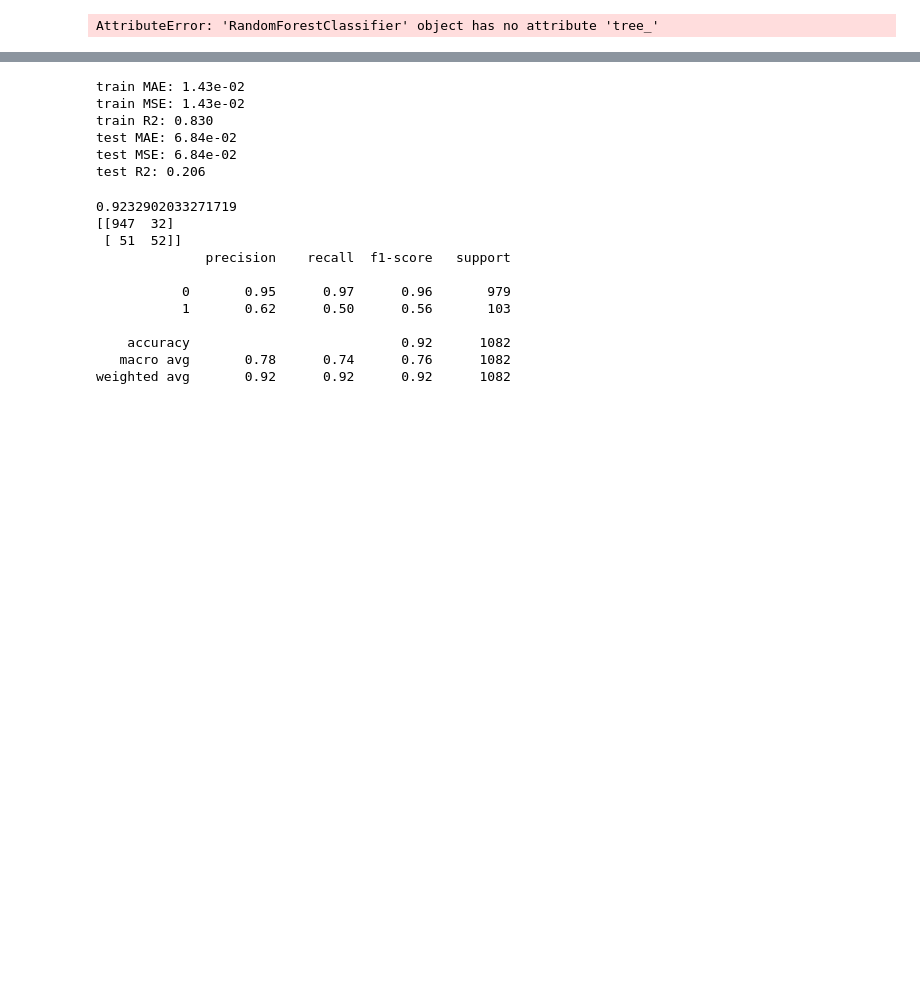
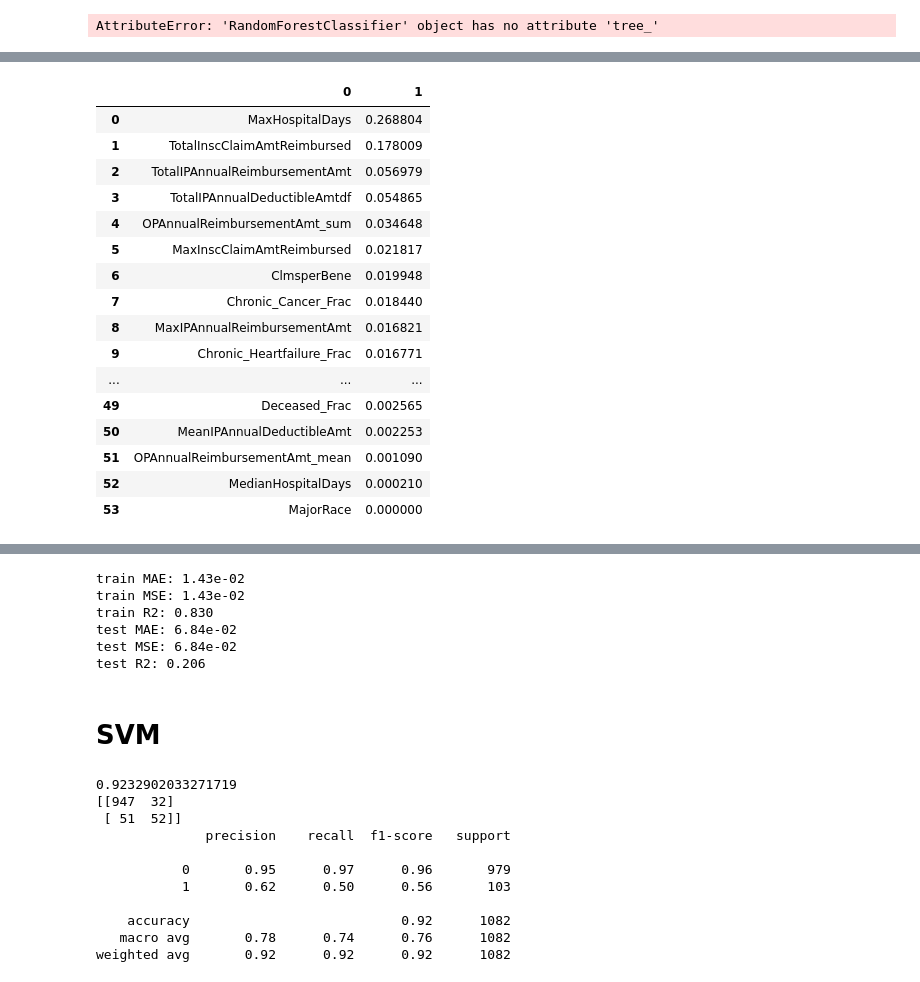
Before and after one commit to wx0373/Medical-fraud, a Jupyter notebook: Random_Forest/Random_Forest_Xin.ipynb, the cells around one changed output, grey strips where cells are left out. Saved outputs shown, nothing was run; the diff lists cells and outputs as text; code cells hidden in the pictures; blank space fills up the shorter version.

```diff
--- a/Random_Forest/Random_Forest_Xin.ipynb
+++ b/Random_Forest/Random_Forest_Xin.ipynb
@@ -82,7 +82,7 @@ from sklearn import metrics
 from sklearn.metrics import accuracy_score, confusion_matrix, classification_report
 
 steps = [('rfc', RandomForestClassifier(n_estimators = 3, criterion = 'entropy',
-                                        random_state = 0))]
+                                        random_state = 0,class_weight='balanced'))]
 model = Pipeline(steps)
 model = model.fit(X_train,y_train)  #criterion = 'gini'
 # %%
@@ -174,0 +155,11 @@ features=['MaxHospitalDays','TotalInscClaimAmtReimbursed','ClaimCounts','OPAnnua
+# %%
+feat_labels = X_train.columns
+importances = model.steps[0][1].feature_importances_
+indices = np.argsort(importances)[::-1]
+res=[]
+for f in range(X_train.shape[1]):
+    #print("%2d) %-*s %f" % (f + 1, 30, feat_labels[indices[f]], importances[indices[f]]))
+    res.append([feat_labels[indices[f]], importances[indices[f]]])
+df_importances=pd.DataFrame(res)
+threshold = 0.01
+list(df_importances[df_importances[1]>threshold ][0])# feature importance > threshold
@@ -174,0 +186,20 @@ features=['MaxHospitalDays','TotalInscClaimAmtReimbursed','ClaimCounts','OPAnnua
+# %%
+df_importances#feature importances
+# %% [output]
+|  | 0 | 1 |
+| 0 | MaxHospitalDays | 0.268804 |
+| 1 | TotalInscClaimAmtReimbursed | 0.178009 |
+| 2 | TotalIPAnnualReimbursementAmt | 0.056979 |
+| 3 | TotalIPAnnualDeductibleAmtdf | 0.054865 |
+| 4 | OPAnnualReimbursementAmt_sum | 0.034648 |
+| 5 | MaxInscClaimAmtReimbursed | 0.021817 |
+| 6 | ClmsperBene | 0.019948 |
+| 7 | Chronic_Cancer_Frac | 0.018440 |
+| 8 | MaxIPAnnualReimbursementAmt | 0.016821 |
+| 9 | Chronic_Heartfailure_Frac | 0.016771 |
+| ... | ... | ... |
+| 49 | Deceased_Frac | 0.002565 |
+| 50 | MeanIPAnnualDeductibleAmt | 0.002253 |
+| 51 | OPAnnualReimbursementAmt_mean | 0.001090 |
+| 52 | MedianHospitalDays | 0.000210 |
+| 53 | MajorRace | 0.000000 |
@@ -209,6 +260,8 @@ train R2: 0.830
 test MAE: 6.84e-02
 test MSE: 6.84e-02
 test R2: 0.206
+# %% [markdown]
+# SVM
 # %%
 from sklearn import svm
 svn = svm.SVC()
```
Also changed, not shown: parts of 7 cells of this notebook.
